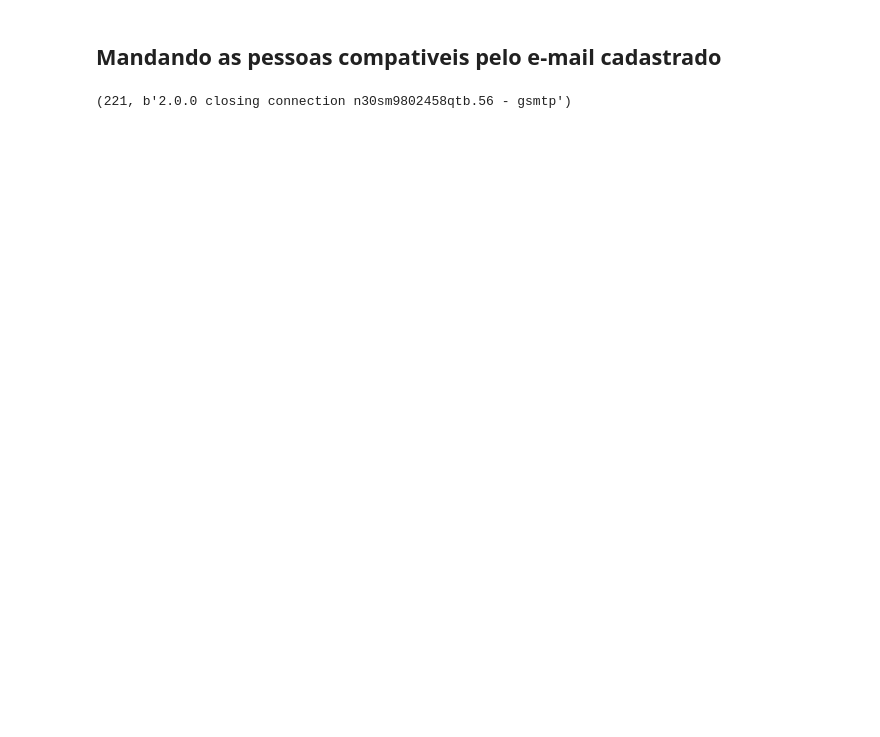
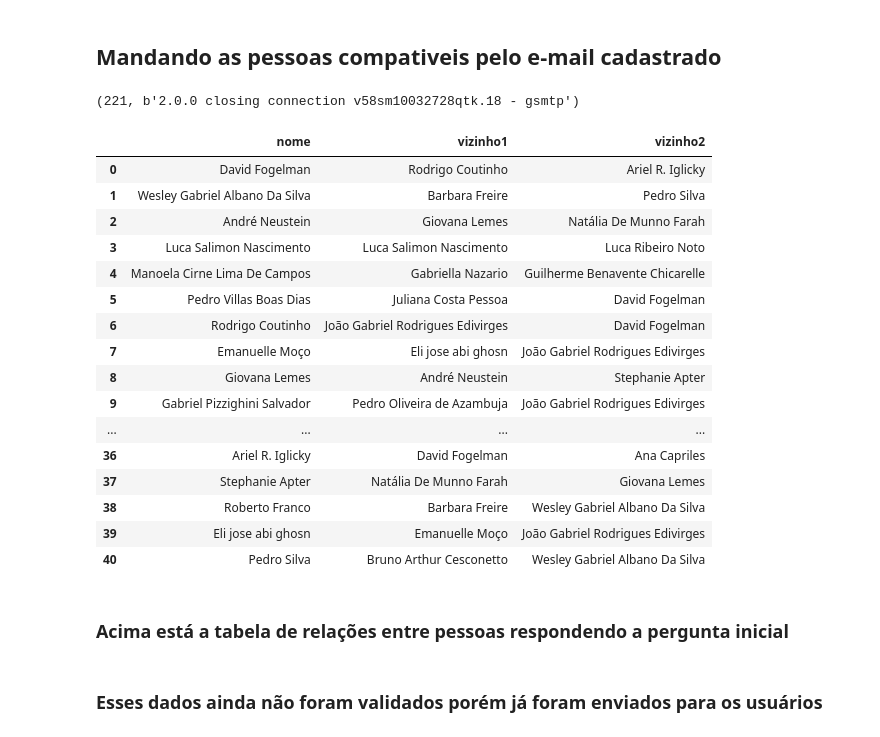
Before and after one commit to Fogelman/Spotify-Clustering, a Jupyter notebook: Reading Spotify Music.ipynb, the cells around one changed output. Drawn from its saved outputs; the diff is of its cells as text; code cells hidden in the pictures; blank space fills up the shorter version.

```diff
--- a/Reading Spotify Music.ipynb
+++ b/Reading Spotify Music.ipynb
@@ -468,7 +476,7 @@ mail.login(gmail_user, password)
 
 for i, trial in respostas.iterrows():
 
-    to =  respostas.loc[0, "email"]
+    to =  respostas.loc[i, "email"]
 #     print(respostas.loc[i, "email"])
 
     msg = MIMEMultipart('alternative')
@@ -559,16 +567,17 @@ for i, trial in respostas.iterrows():
 
     html+=end
 
-        # Record the MIME types of both parts - text/plain and text/html.
     part1 = MIMEText(text, 'plain')
     part2 = MIMEText(html, 'html')
 
     msg.attach(part1)
     msg.attach(part2)
 
-    mail.sendmail(gmail_user, to, msg.as_string())
+#     Descomentar a linha a baixo para reenviar os emails
+
+#     mail.sendmail(gmail_user, to, msg.as_string())
 
 
 mail.quit()
 # %% [output]
-(221, b'2.0.0 closing connection n30sm9802458qtb.56 - gsmtp')
+(221, b'2.0.0 closing connection v58sm10032728qtk.18 - gsmtp')
@@ -576,0 +584,24 @@ mail.quit()
+# %%
+respostas.iloc[:, :3]
+# %% [output]
+|  | nome | vizinho1 | vizinho2 |
+| 0 | David Fogelman | Rodrigo Coutinho | Ariel R. Iglicky |
+| 1 | Wesley Gabriel Albano Da Silva | Barbara Freire | Pedro Silva |
+| 2 | André Neustein | Giovana Lemes | Natália De Munno Farah |
+| 3 | Luca Salimon Nascimento | Luca Salimon Nascimento | Luca Ribeiro Noto |
+| 4 | Manoela Cirne Lima De Campos | Gabriella Nazario | Guilherme Benavente Chicarelle |
+| 5 | Pedro Villas Boas Dias | Juliana Costa Pessoa | David Fogelman |
+| 6 | Rodrigo Coutinho | João Gabriel Rodrigues Edivirges | David Fogelman |
+| 7 | Emanuelle Moço | Eli jose abi ghosn | João Gabriel Rodrigues Edivirges |
+| 8 | Giovana Lemes | André Neustein | Stephanie Apter |
+| 9 | Gabriel Pizzighini Salvador | Pedro Oliveira de Azambuja | João Gabriel Rodrigues Edivirges |
+| ... | ... | ... | ... |
+| 36 | Ariel R. Iglicky | David Fogelman | Ana Capriles |
+| 37 | Stephanie Apter | Natália De Munno Farah | Giovana Lemes |
+| 38 | Roberto Franco | Barbara Freire | Wesley Gabriel Albano Da Silva |
+| 39 | Eli jose abi ghosn | Emanuelle Moço | João Gabriel Rodrigues Edivirges |
+| 40 | Pedro Silva | Bruno Arthur Cesconetto | Wesley Gabriel Albano Da Silva |
+# %% [markdown]
+### Acima está a tabela de relações entre pessoas respondendo a pergunta inicial
+# %% [markdown]
+### Esses dados ainda não foram validados porém já foram enviados para os usuários
```
Also changed, not shown: parts of 11 cells of this notebook, 1 other file.
